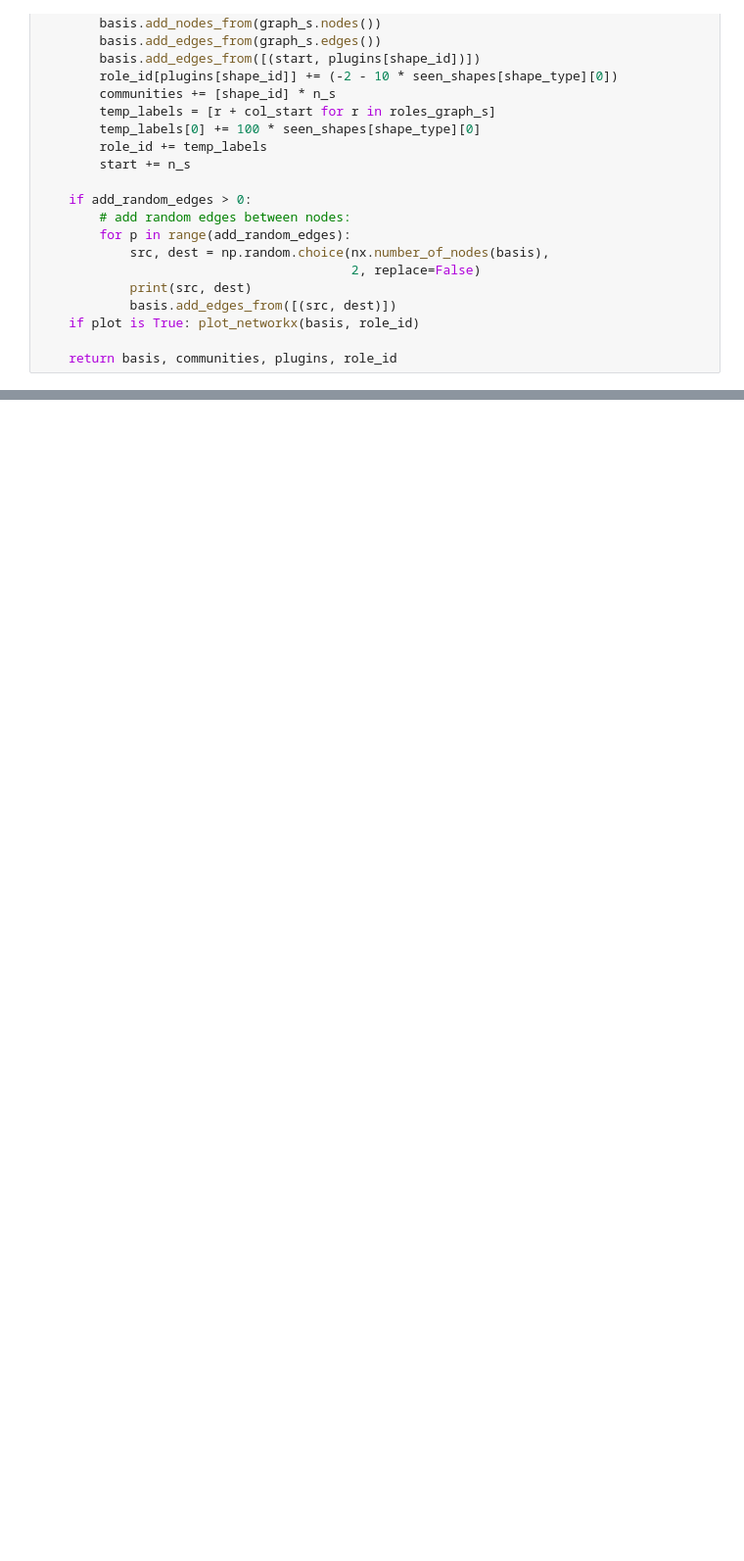
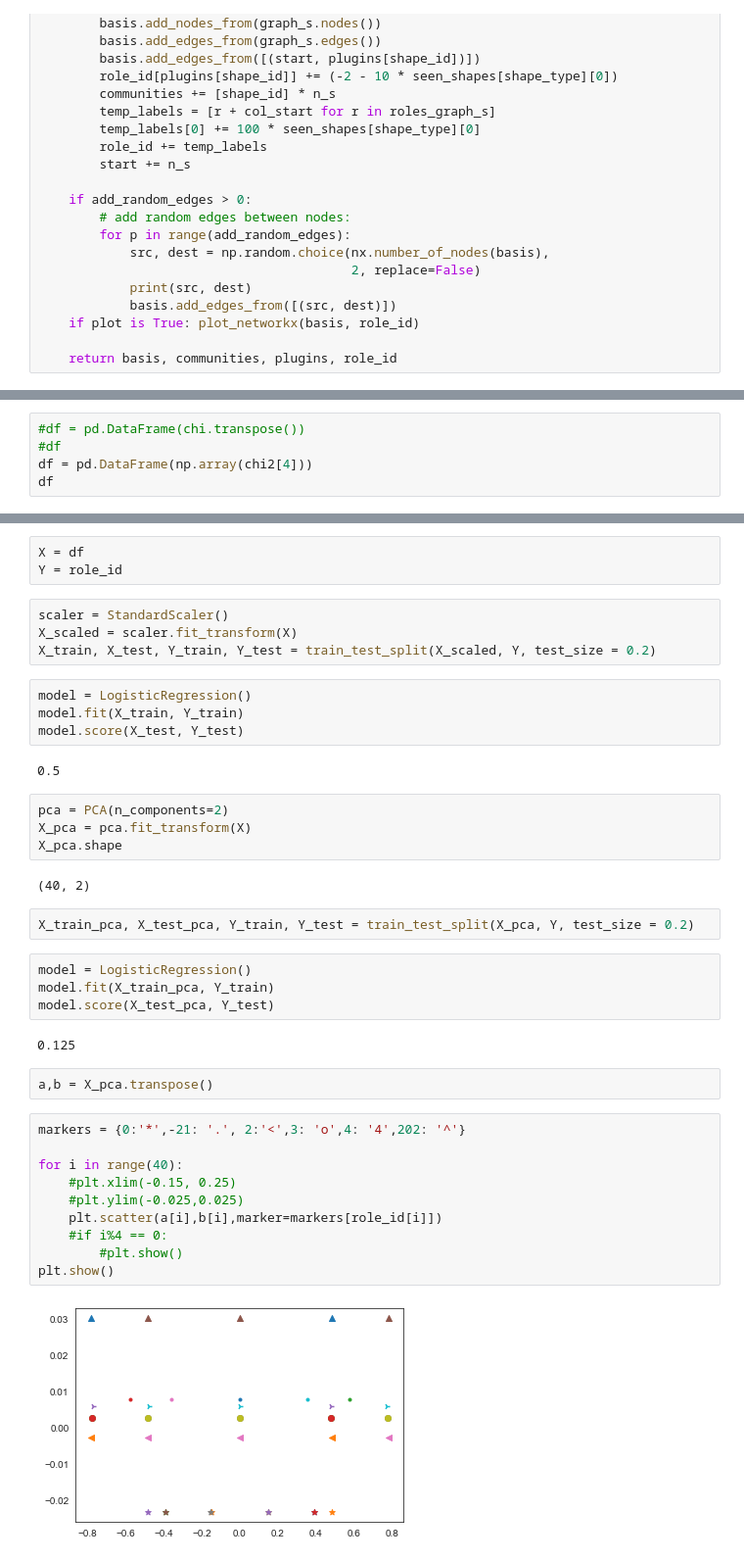
Before and after one commit to x-Tobix/Grafy-i-sieci, a Jupyter notebook: Testing GraphWave.ipynb, the cells around one changed output, grey strips where cells are left out. Shown at 98% size. Cells and saved outputs as stored; diff of their text form; blank space fills up the shorter version.

```diff
--- a/Testing GraphWave.ipynb
+++ b/Testing GraphWave.ipynb
@@ -130,0 +239,5 @@ G, communities, _ , role_id = build_structure(width_basis, basis_type, list_shap
+# %%
+#df = pd.DataFrame(chi.transpose())
+#df
+df = pd.DataFrame(np.array(chi2[4]))
+df
@@ -130,0 +262,41 @@ G, communities, _ , role_id = build_structure(width_basis, basis_type, list_shap
+# %%
+X = df
+Y = role_id
+# %%
+scaler = StandardScaler()
+X_scaled = scaler.fit_transform(X)
+X_train, X_test, Y_train, Y_test = train_test_split(X_scaled, Y, test_size = 0.2)
+# %%
+model = LogisticRegression()
+model.fit(X_train, Y_train)
+model.score(X_test, Y_test)
+# %% [output]
+0.5
+# %%
+pca = PCA(n_components=2)
+X_pca = pca.fit_transform(X)
+X_pca.shape
+# %% [output]
+(40, 2)
+# %%
+X_train_pca, X_test_pca, Y_train, Y_test = train_test_split(X_pca, Y, test_size = 0.2)
+# %%
+model = LogisticRegression()
+model.fit(X_train_pca, Y_train)
+model.score(X_test_pca, Y_test)
+# %% [output]
+0.125
+# %%
+a,b = X_pca.transpose()
+# %%
+markers = {0:'*',-21: '.', 2:'<',3: 'o',4: '4',202: '^'}
+
+for i in range(40):
+    #plt.xlim(-0.15, 0.25)
+    #plt.ylim(-0.025,0.025)
+    plt.scatter(a[i],b[i],marker=markers[role_id[i]])
+    #if i%4 == 0:
+        #plt.show()
+plt.show()
+# %% [output]
+[figure, added]
```
Also changed, not shown: parts of 16 cells of this notebook.
